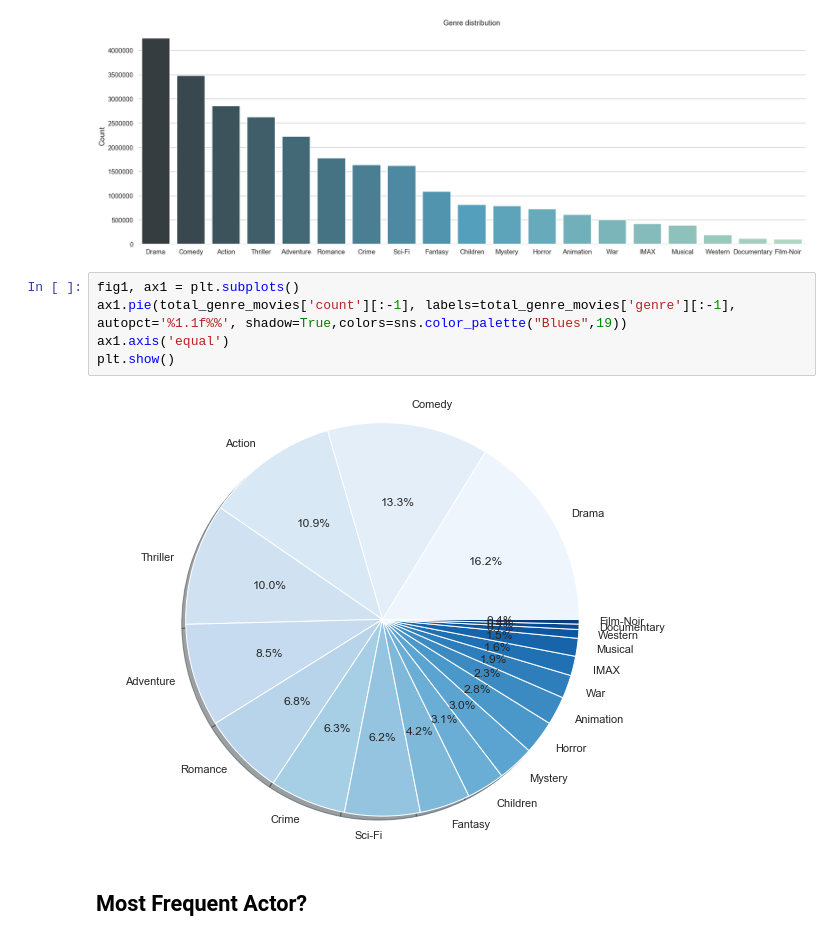
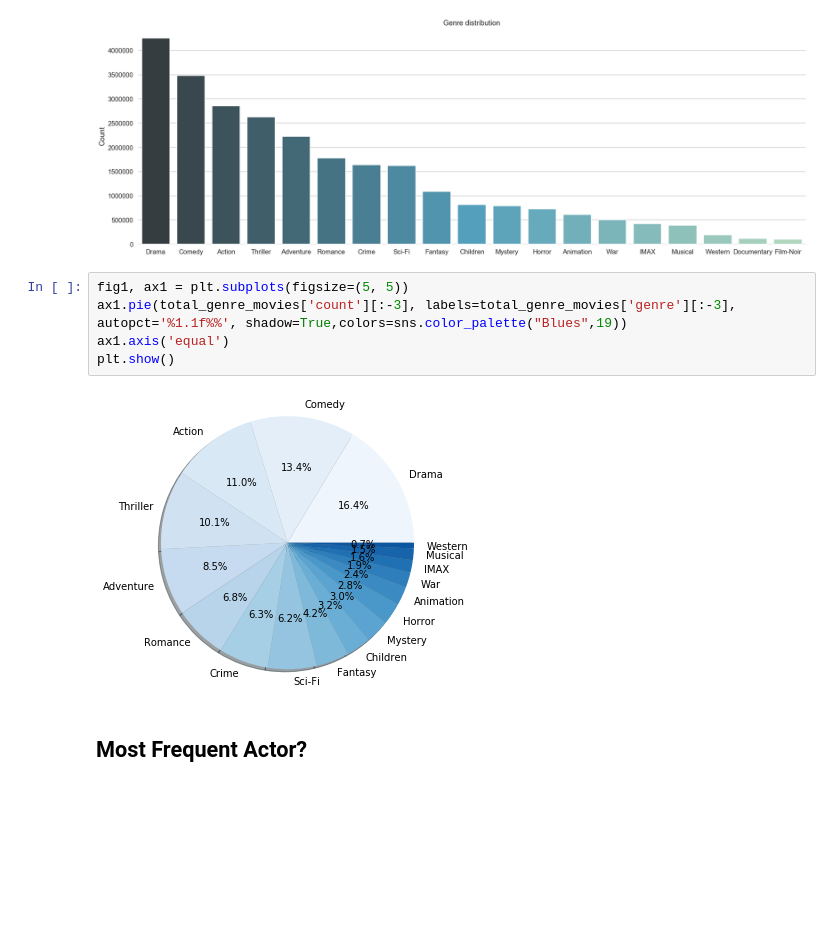
Before and after one commit to EDSATeam11/unsupervised-predict-streamlit-template, a Jupyter notebook: main.ipynb, the cells around one changed output. Drawn from its saved outputs; the diff is of its cells as text; blank space fills up the shorter version.

```diff
--- a/main.ipynb
+++ b/main.ipynb
@@ -618,12 +610,12 @@ sns.despine(left=True, bottom=True)
 # %% [output]
 [figure]
 # %%
-fig1, ax1 = plt.subplots()
-ax1.pie(total_genre_movies['count'][:-1], labels=total_genre_movies['genre'][:-1], autopct='%1.1f%%', shadow=True,colors=sns.color_palette("Blues",19))
+fig1, ax1 = plt.subplots(figsize=(5, 5))
+ax1.pie(total_genre_movies['count'][:-3], labels=total_genre_movies['genre'][:-3], autopct='%1.1f%%', shadow=True,colors=sns.color_palette("Blues",19))
 ax1.axis('equal')
 plt.show()
 # %% [output]
-[figure, old version]
+[figure, new version]
 # %% [markdown]
 ## Most Frequent Actor?
 # %%
```
Also changed, not shown: parts of 35 cells of this notebook.
